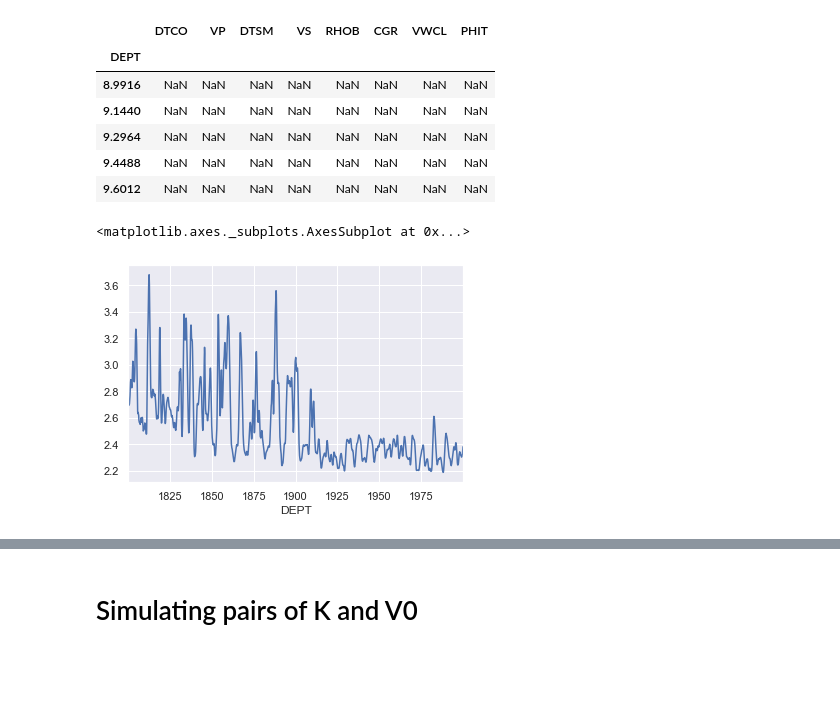
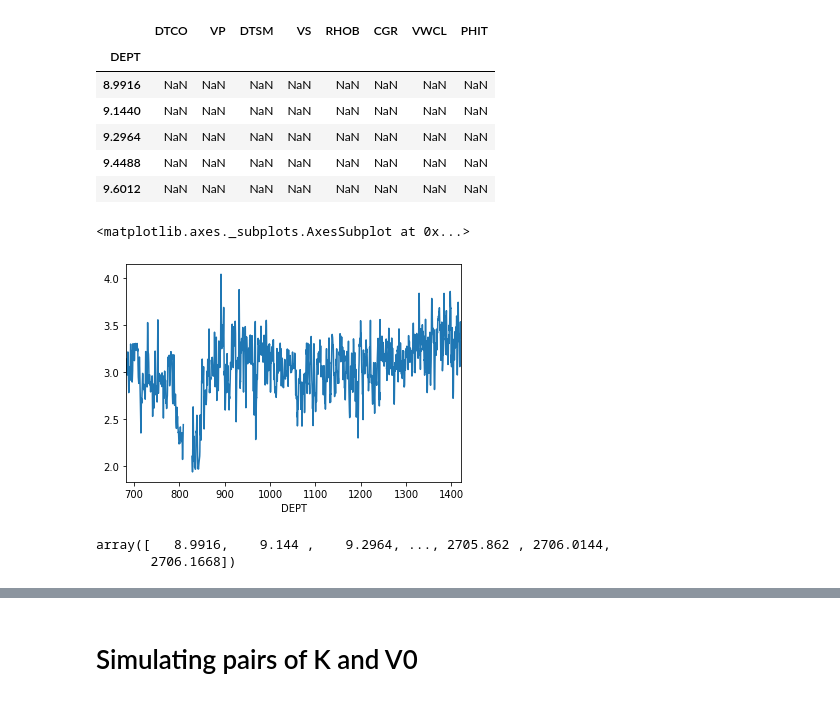
Before and after one commit to attibalazs/velocityhack, a Jupyter notebook: DMc_VelocityHack.ipynb, the cells around one changed output, grey strips where cells are left out. Cells and saved outputs as stored; diff of their text form; code cells hidden in the pictures; blank space fills up the shorter version.

Commit message:
started on interactive plots

```diff
--- a/DMc_VelocityHack.ipynb
+++ b/DMc_VelocityHack.ipynb
@@ -10,7 +11,7 @@ import matplotlib.pyplot as plt
 # %% [markdown]
 #### Load LAS Data
 # %%
-gn3 = lasio.read('data/GN3.las')
+log = lasio.read('data/GN3.las')
 # %% [output]
 Header section Parameter regexp=~P was not found.
 # %%
@@ -45,3 +46,36 @@ plt.plot(gn3['DEPT'], gn3['VP'])
 plt.show()
 # %% [output]
 [figure]
+# %%
+%matplotlib inline
+
+from ipywidgets import interactive, FloatRangeSlider, FloatSlider, fixed
+
+def filter_depth(depth, top, bottom):
+    depth_idx = np.where((bottom>depth) & (top<depth))
+    return depth_idx
+
+def f(slider_range, depth, vp):
+
+    fig, ax = plt.subplots(1, 1, figsize=(15, 3))
+    ax.clear()
+    top = slider_range[0]
+    bottom = slider_range[1]
+    above_idx = np.where(depth<top)
+    below_idx = np.where(depth>bottom)
+    between_idx = filter_depth(depth, top, bottom)
+    ax.plot(depth[above_idx], vp[above_idx], c="blue")
+    ax.plot(depth[below_idx], vp[below_idx], c="blue")
+    ax.plot(depth[between_idx], vp[between_idx], c="red")
+    ax.axvline(top)
+    ax.axvline(bottom)
+    ax.set_ylim(2, 7)
+    ax.set_xlim(0, 3000)
+
+
+slider = FloatRangeSlider(min=log['DEPT'].min(), max=log['DEPT'].max(), step=1.)
+
+interactive_plot = interactive(f, slider_range=slider, depth=fixed(log['DEPT']), vp=fixed(log['VP']))
+output = interactive_plot.children[-1]
+output.layout.height = '350px'
+interactive_plot
@@ -47,0 +84,6 @@ plt.show()
+# %%
+depth_min = slider.value[0]
+depth_max = slider.value[1]
+
+depth_idx = filter_depth(log['DEPT'], depth_min, depth_max)
+depth_idx
@@ -58,8 +102,13 @@ gn3.df().head()
 | 9.4488 | NaN | NaN | NaN | NaN | NaN | NaN | NaN | NaN |
 | 9.6012 | NaN | NaN | NaN | NaN | NaN | NaN | NaN | NaN |
 # %%
-gn3.df().loc[1800:2000].VP.plot()
+log.df().loc[depth_min:depth_max].VP.plot()
 # %% [output]
 <matplotlib.axes._subplots.AxesSubplot at 0x...>
-[figure, old version]
+[figure, new version]
+# %%
+log['DEPT']
+# %% [output]
+array([   8.9916,    9.144 ,    9.2964, ..., 2705.862 , 2706.0144,
+       2706.1668])
 # %%
```
Also changed, not shown: parts of 21 cells of this notebook.
